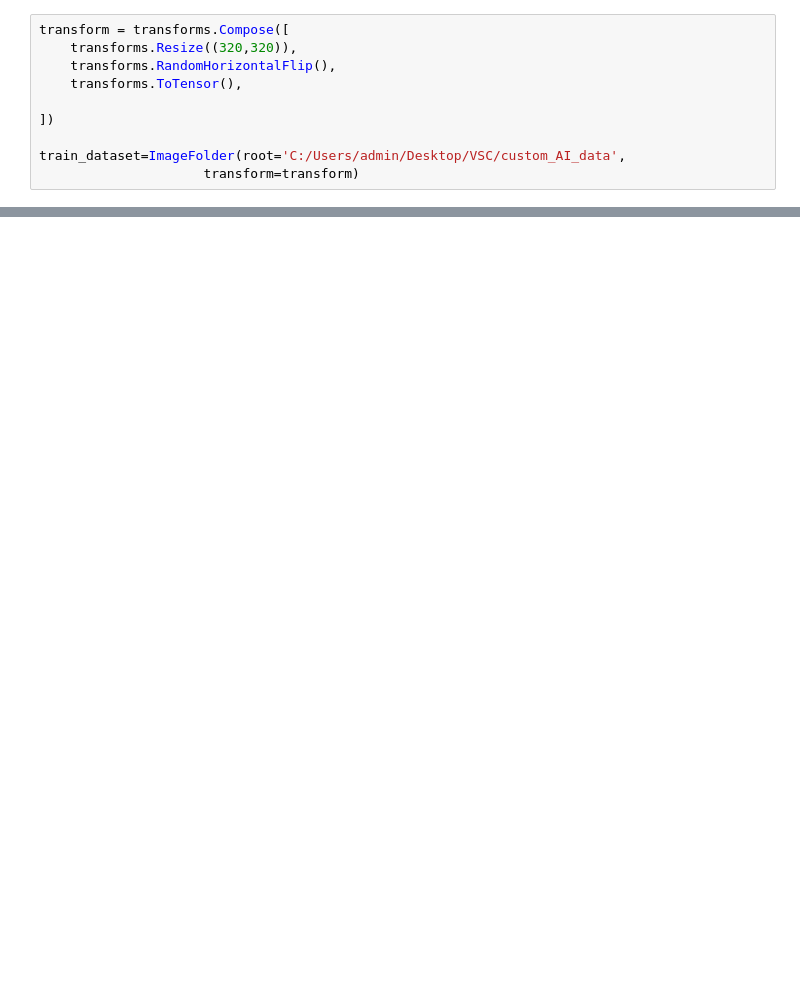
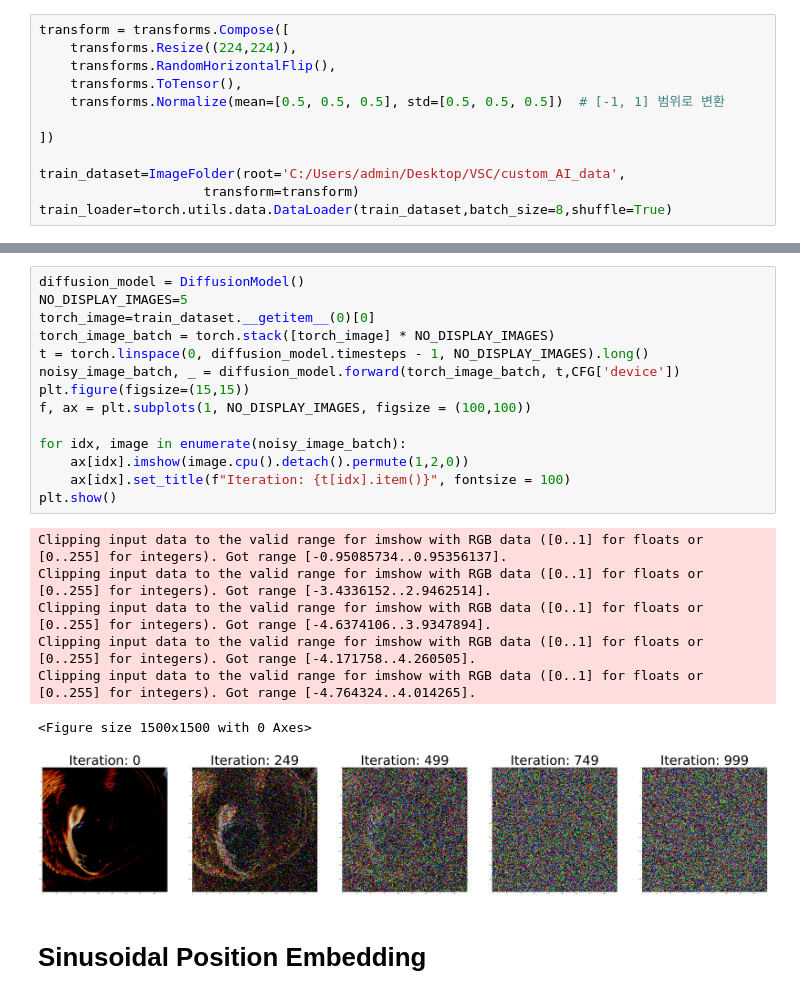
Before and after one commit to Lee-SeungYeol/mnist-stable-diffusion, a Jupyter notebook: stable_diffusion/train_notebook.ipynb, the cells around one changed output, grey strips where cells are left out. Saved outputs shown, nothing was run; the diff lists cells and outputs as text; blank space fills up the shorter version.

Commit message:
train notebook

```diff
--- a/stable_diffusion/train_notebook.ipynb
+++ b/stable_diffusion/train_notebook.ipynb
@@ -19,10 +16,12 @@ from model_layer import Unet,Unet_Transformer
 # %%
 transform = transforms.Compose([
-    transforms.Resize((320,320)),
+    transforms.Resize((224,224)),
     transforms.RandomHorizontalFlip(),
     transforms.ToTensor(),
+    transforms.Normalize(mean=[0.5, 0.5, 0.5], std=[0.5, 0.5, 0.5])  # [-1, 1] 범위로 변환
 
 ])
 
 train_dataset=ImageFolder(root='C:/Users/admin/Desktop/VSC/custom_AI_data',
                      transform=transform)
+train_loader=torch.utils.data.DataLoader(train_dataset,batch_size=8,shuffle=True)
@@ -82,0 +79,24 @@ KeyboardInterrupt:
+# %%
+diffusion_model = DiffusionModel()
+NO_DISPLAY_IMAGES=5
+torch_image=train_dataset.__getitem__(0)[0]
+torch_image_batch = torch.stack([torch_image] * NO_DISPLAY_IMAGES)
+t = torch.linspace(0, diffusion_model.timesteps - 1, NO_DISPLAY_IMAGES).long()
+noisy_image_batch, _ = diffusion_model.forward(torch_image_batch, t,CFG['device'])
+plt.figure(figsize=(15,15))
+f, ax = plt.subplots(1, NO_DISPLAY_IMAGES, figsize = (100,100))
+
+for idx, image in enumerate(noisy_image_batch):
+    ax[idx].imshow(image.cpu().detach().permute(1,2,0))
+    ax[idx].set_title(f"Iteration: {t[idx].item()}", fontsize = 100)
+plt.show()
+# %% [output]
+Clipping input data to the valid range for imshow with RGB data ([0..1] for floats or [0..255] for integers). Got range [-0.95085734..0.95356137].
+Clipping input data to the valid range for imshow with RGB data ([0..1] for floats or [0..255] for integers). Got range [-3.4336152..2.9462514].
+Clipping input data to the valid range for imshow with RGB data ([0..1] for floats or [0..255] for integers). Got range [-4.6374106..3.9347894].
+Clipping input data to the valid range for imshow with RGB data ([0..1] for floats or [0..255] for integers). Got range [-4.171758..4.260505].
+Clipping input data to the valid range for imshow with RGB data ([0..1] for floats or [0..255] for integers). Got range [-4.764324..4.014265].
+<Figure size 1500x1500 with 0 Axes>
+[figure, added]
+# %% [markdown]
+# Sinusoidal Position Embedding
```
Also changed, not shown: parts of 11 cells of this notebook.
